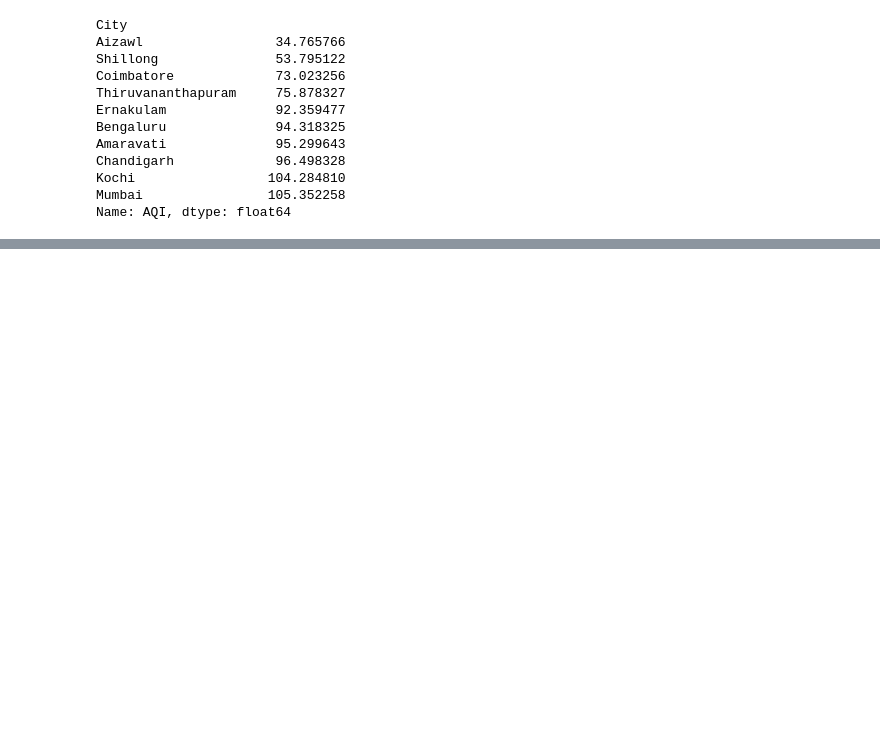
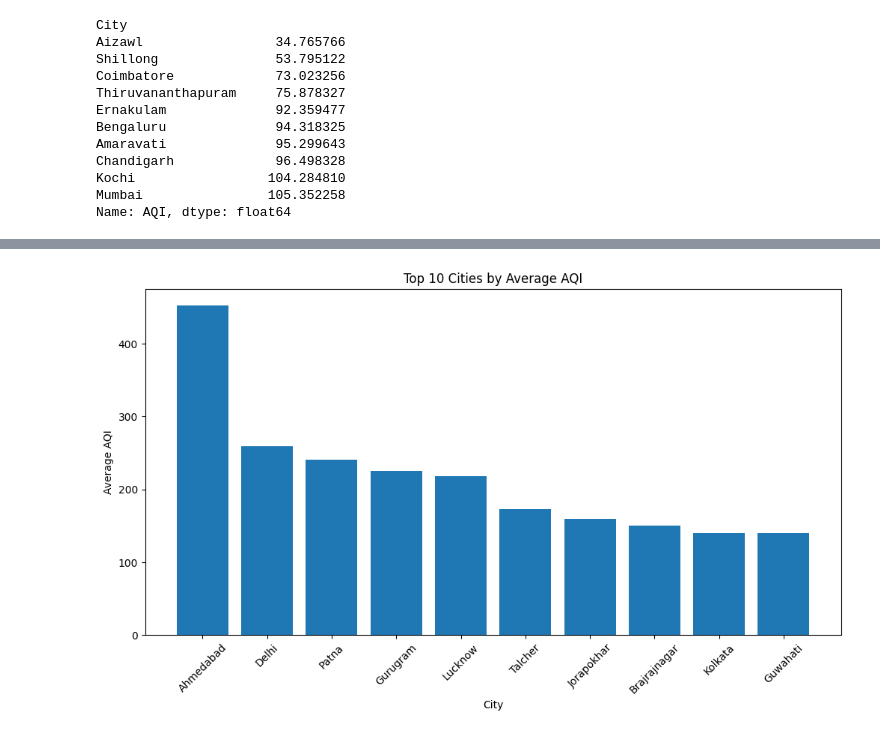
Before and after one commit to nikunjdixit-ai/-Air-AQI-Prediction, a Jupyter notebook: notebook/aqi_pipeline.ipynb, the cells around one changed output, grey strips where cells are left out. Cells and saved outputs as stored; diff of their text form; code cells hidden in the pictures; blank space fills up the shorter version.

```diff
--- a/notebook/aqi_pipeline.ipynb
+++ b/notebook/aqi_pipeline.ipynb
@@ -254,0 +271,16 @@ Name: AQI, dtype: float64
+# %%
+top10 = city_aqi.sort_values(ascending=False).head(10)
+# %%
+plt.figure(figsize=(12, 6))
+
+plt.bar(top10.index, top10.values)
+
+plt.title("Top 10 Cities by Average AQI")
+plt.xlabel("City")
+plt.ylabel("Average AQI")
+
+plt.xticks(rotation=45)
+
+plt.show()
+# %% [output]
+[figure, added]
```
Also changed, not shown: parts of 5 cells of this notebook.
